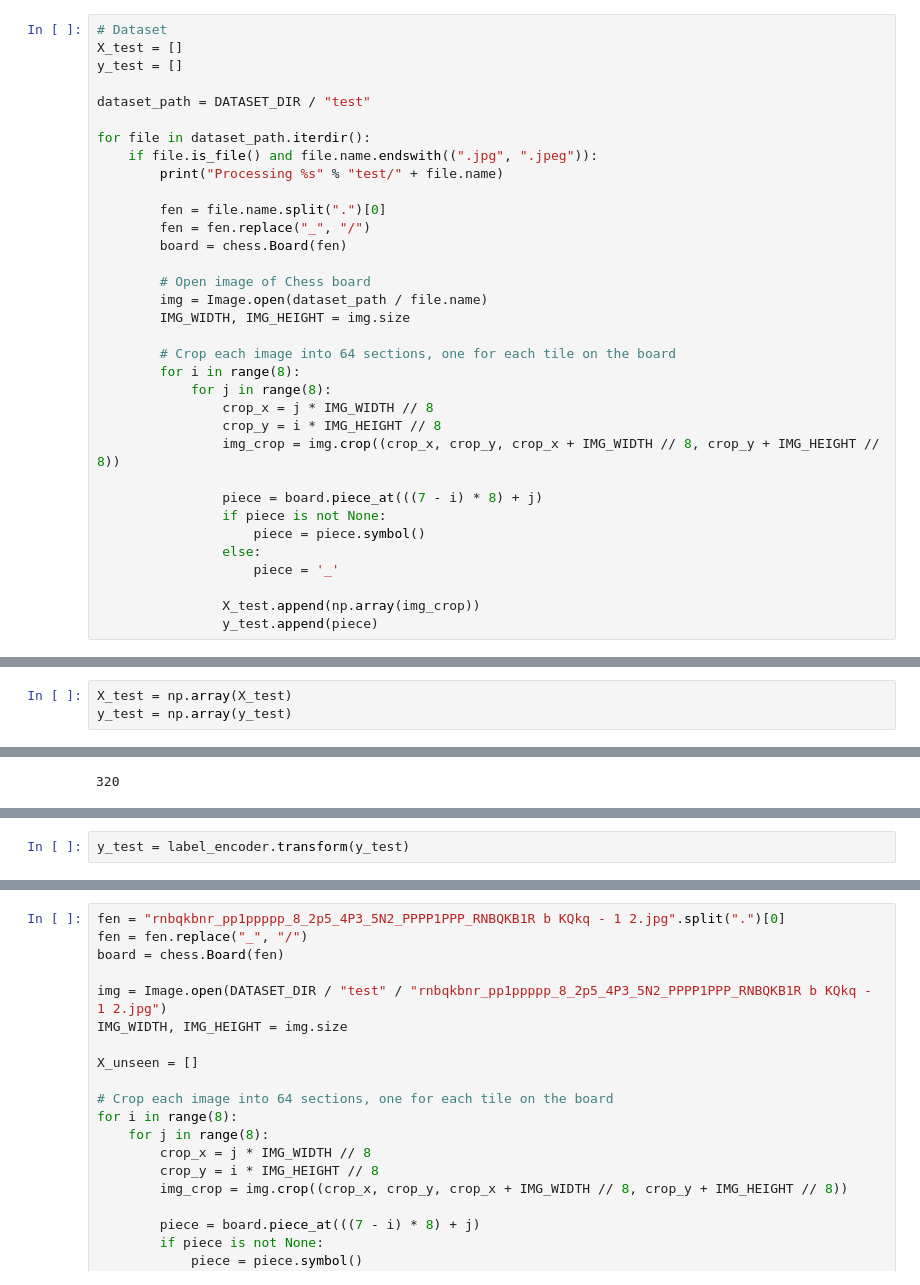
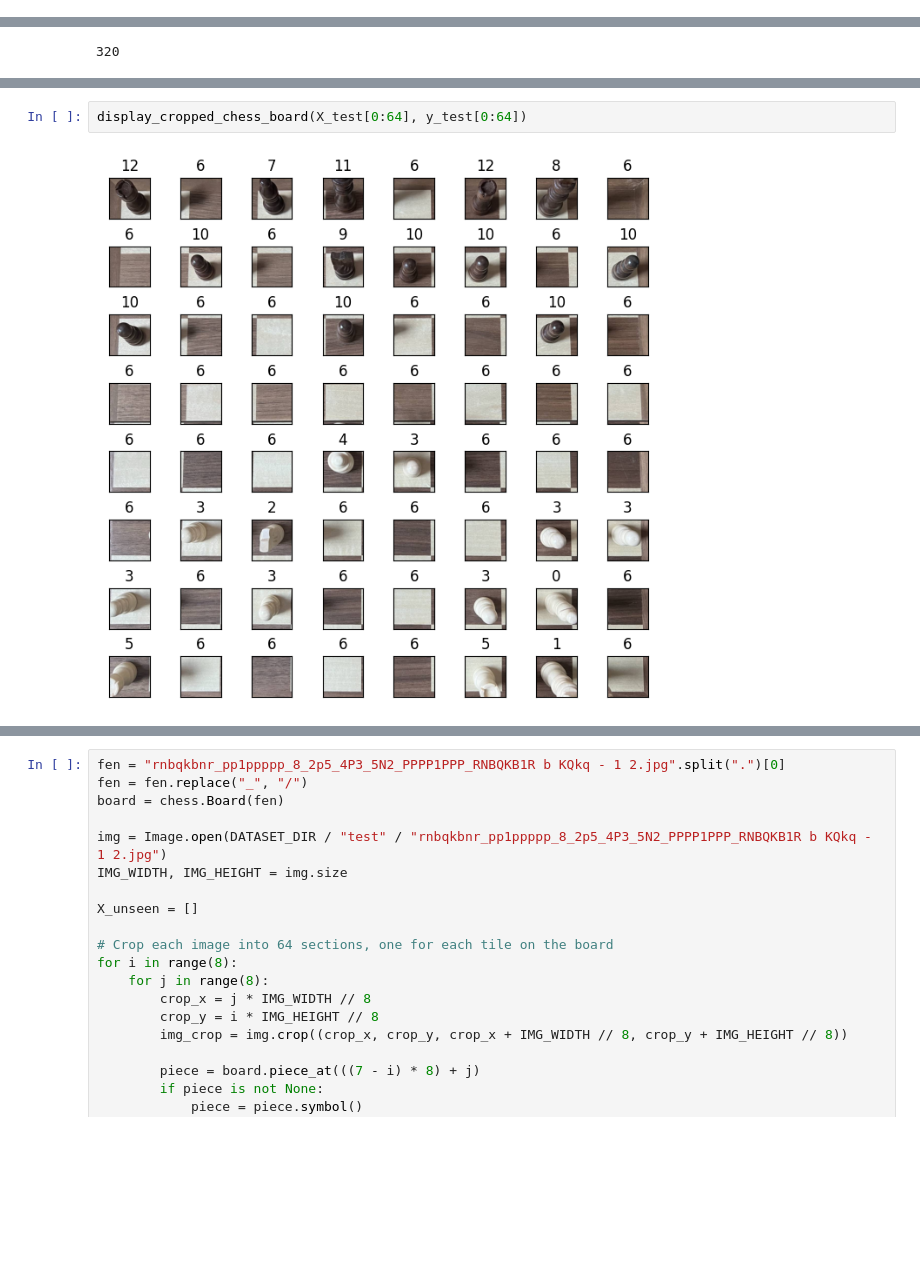
Before and after one commit to billywba/deepconvchess-cnn, a Jupyter notebook: src/main.ipynb, the cells around one changed output, grey strips where cells are left out. Drawn from its saved outputs; the diff is of its cells as text; blank space fills up the shorter version.

```diff
--- a/src/main.ipynb
+++ b/src/main.ipynb
@@ -763,36 +757,2 @@ Val accuracy: 0.9651371836662292
 # %% [markdown]
 ### Test Set
-# %%
-# Dataset
-X_test = []
-y_test = []
-
-dataset_path = DATASET_DIR / "test"
-
-for file in dataset_path.iterdir():
-    if file.is_file() and file.name.endswith((".jpg", ".jpeg")):
-        print("Processing %s" % "test/" + file.name)
-
-        fen = file.name.split(".")[0]
-        fen = fen.replace("_", "/")
-        board = chess.Board(fen)
-
-        # Open image of Chess board
-        img = Image.open(dataset_path / file.name)
-        IMG_WIDTH, IMG_HEIGHT = img.size
-
-        # Crop each image into 64 sections, one for each tile on the board
-        for i in range(8):
-            for j in range(8):
-                crop_x = j * IMG_WIDTH // 8
-                crop_y = i * IMG_HEIGHT // 8
-                img_crop = img.crop((crop_x, crop_y, crop_x + IMG_WIDTH // 8, crop_y + IMG_HEIGHT // 8))
-
-                piece = board.piece_at(((7 - i) * 8) + j)
-                if piece is not None:
-                    piece = piece.symbol()
-                else:
-                    piece = '_'
-
-                X_test.append(np.array(img_crop))
-                y_test.append(piece)
@@ -805,6 +759,3 @@ Processing test/rnbqkbnr_pp1ppppp_8_2p5_4P3_5N2_PPPP1PPP_RNBQKB1R b KQkq - 1 2.j
-# %%
-X_test = np.array(X_test)
-y_test = np.array(y_test)
 # %%
 len(X_test)
 # %% [output]
@@ -824,5 +763,7 @@ for i in range(0, 64):
-# %%
-y_test = label_encoder.transform(y_test)
+# %%
+display_cropped_chess_board(X_test[0:64], y_test[0:64])
+# %% [output]
+[figure, added]
 # %%
 loss, accuracy = model.evaluate(X_test, y_test)
 
```
Also changed, not shown: parts of 9 cells of this notebook.
